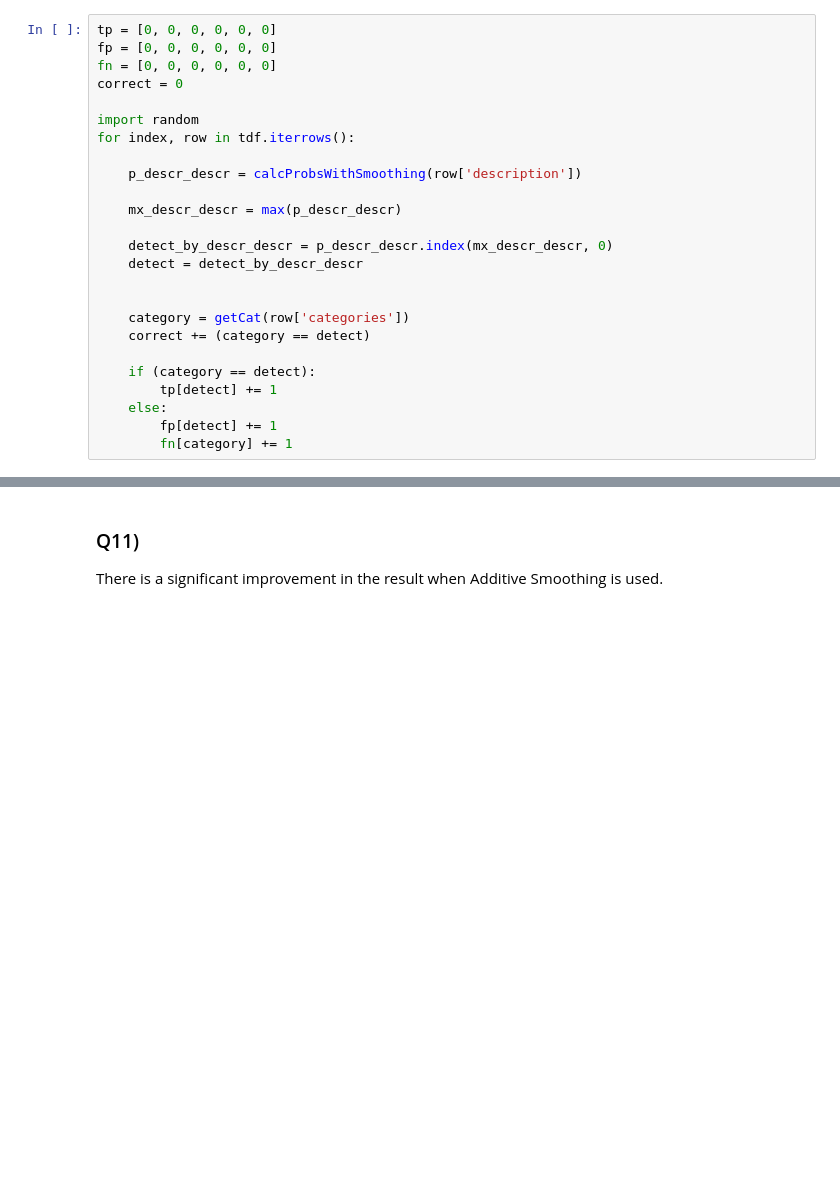
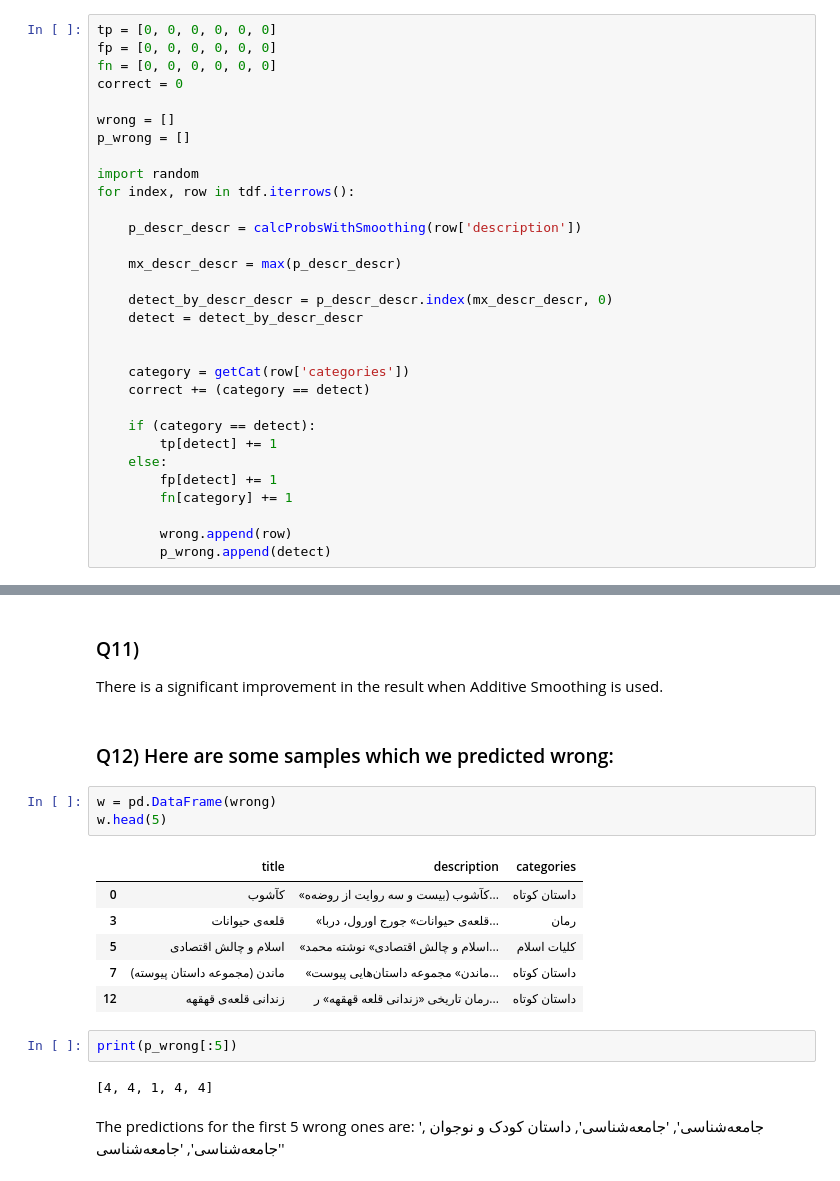
Before and after one commit to daneshvar-amrollahi/Naive-Bayes-Classifier, a Jupyter notebook: CA3-810197685.ipynb, the cells around one changed output, grey strips where cells are left out. Drawn from its saved outputs; the diff is of its cells as text; blank space fills up the shorter version.

```diff
--- a/CA3-810197685.ipynb
+++ b/CA3-810197685.ipynb
@@ -617,6 +617,9 @@ tp = [0, 0, 0, 0, 0, 0]
 fp = [0, 0, 0, 0, 0, 0]
 fn = [0, 0, 0, 0, 0, 0]
 correct = 0
+
+wrong = []
+p_wrong = []
 
 import random
 for index, row in tdf.iterrows():
@@ -637,6 +640,9 @@ for index, row in tdf.iterrows():
     else:
         fp[detect] += 1
         fn[category] += 1
+
+        wrong.append(row)
+        p_wrong.append(detect)
 # %%
 print("RESULTS WITH ADDITIVE SOOTHING:")
 print()
@@ -717,3 +723,22 @@ $$Recall = \frac{75 \times(0.48 + 0.82 + 0.82 + 0.54 + 0.93 + 0.93)}{6 \times 75
 ### Q11)
 
 There is a significant improvement in the result when Additive Smoothing is used.
+# %% [markdown]
+### Q12) Here are some samples which we predicted wrong:
+# %%
+w = pd.DataFrame(wrong)
+w.head(5)
+# %% [output]
+|  | title | description | categories |
+| 0 | کآشوب | «کآشوب (بیست و سه روایت از روضه‌ه... | داستان کوتاه |
+| 3 | قلعه‌ی حیوانات | «قلعه‌ی حیوانات» جورج اورول، دربا... | رمان |
+| 5 | اسلام و چالش اقتصادی | «اسلام و چالش اقتصادی» نوشته محمد... | کلیات اسلام |
+| 7 | ماندن (مجموعه‌ داستان پیوسته) | «ماندن» مجموعه‌ داستان‌هایی پیوست... | داستان کوتاه |
+| 12 | زندانی قلعه‌ی قهقهه | رمان تاریخی «زندانی قلعه قهقهه» ر... | داستان کوتاه |
+# %%
+print(p_wrong[:5])
+# %% [output]
+[4, 4, 1, 4, 4]
+# %% [markdown]
+The predictions for the first 5 wrong ones are:
+'جامعه‌شناسی', 'جامعه‌شناسی', داستان کودک و نوجوان , 'جامعه‌شناسی', 'جامعه‌شناسی'
```
Also changed, not shown: parts of 3 cells of this notebook.
